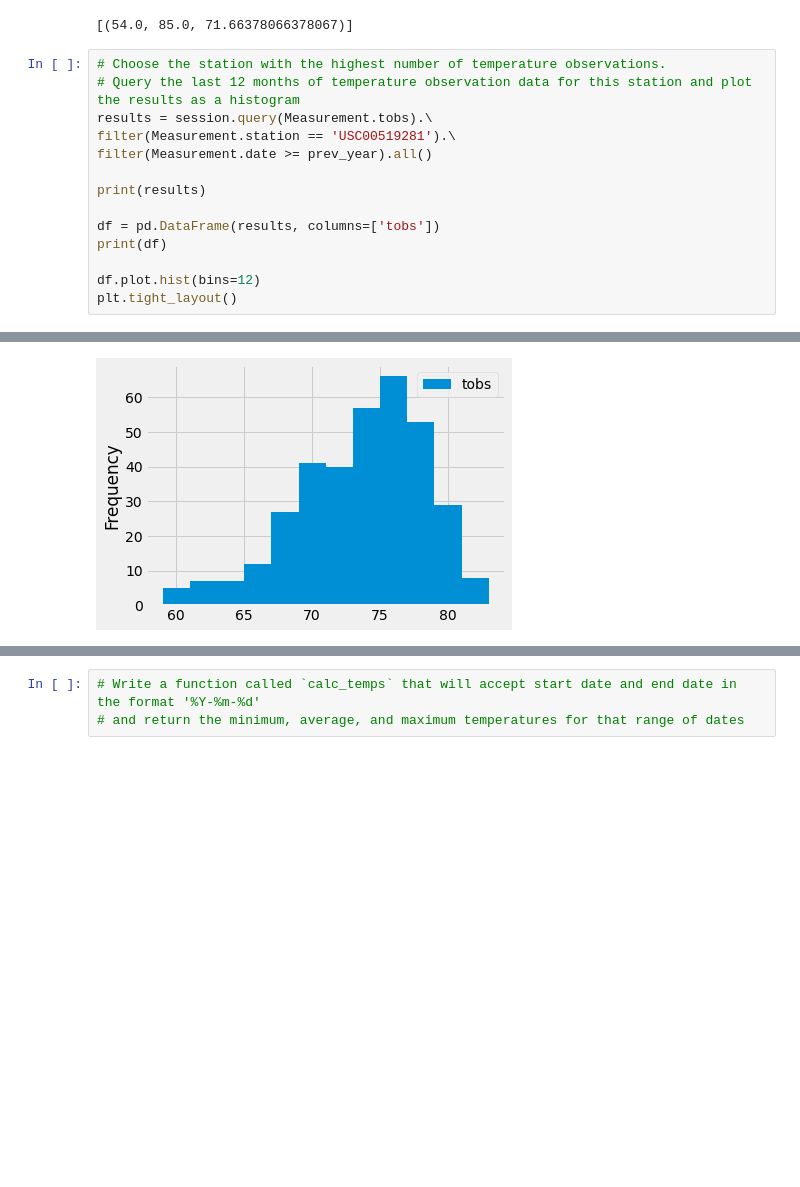
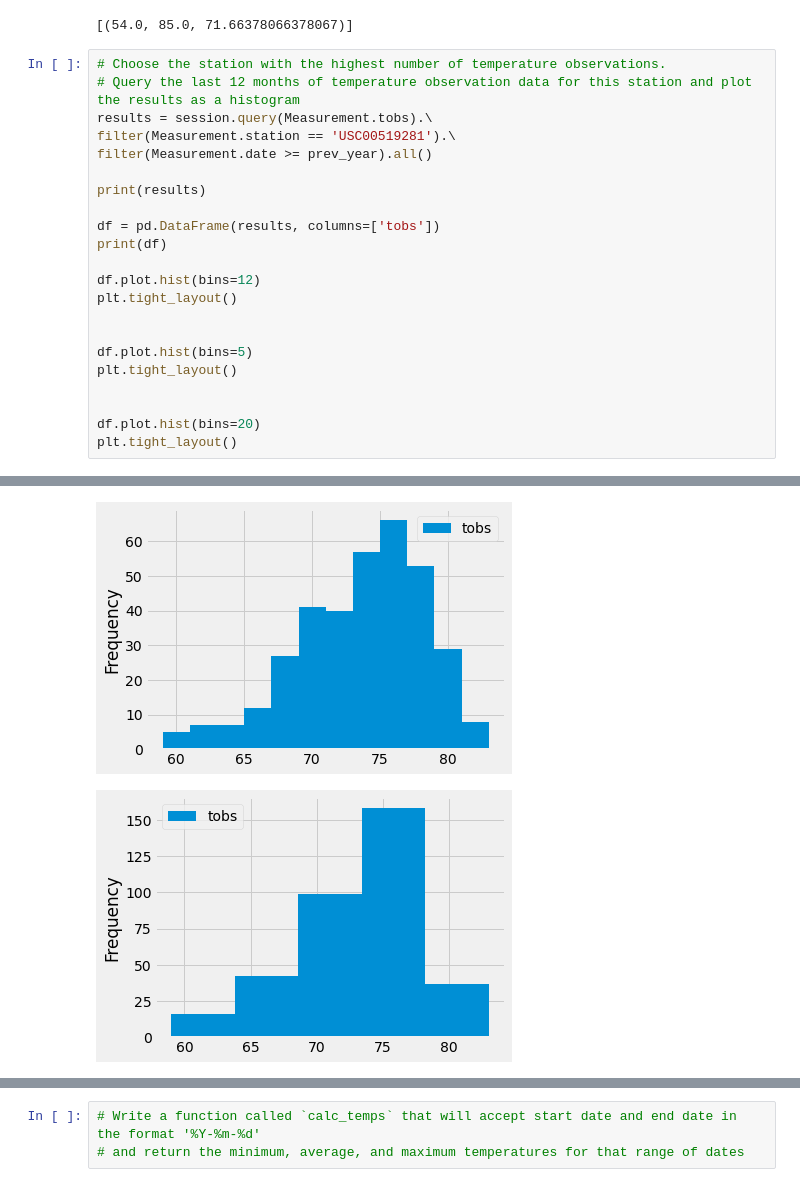
Before and after one commit to itzmita/surfs_up, a Jupyter notebook: climate_analysis.ipynb, the cells around one changed output, grey strips where cells are left out. Saved outputs shown, nothing was run; the diff lists cells and outputs as text; blank space fills up the shorter version.

```diff
--- a/climate_analysis.ipynb
+++ b/climate_analysis.ipynb
@@ -110,30 +110,39 @@ filter(Measurement.station == 'USC00519281').all()
 # Choose the station with the highest number of temperature observations.
 # Query the last 12 months of temperature observation data for this station and plot the results as a histogram
 results = session.query(Measurement.tobs).\
 filter(Measurement.station == 'USC00519281').\
 filter(Measurement.date >= prev_year).all()
 
 print(results)
 
 df = pd.DataFrame(results, columns=['tobs'])
 print(df)
 
 df.plot.hist(bins=12)
 plt.tight_layout()
+
+
+df.plot.hist(bins=5)
+plt.tight_layout()
+
+
+df.plot.hist(bins=20)
+plt.tight_layout()
 # %% [output]
 [(77.0,), (77.0,), (80.0,), (80.0,), (75.0,), (73.0,), (78.0,), (77.0,), (78.0,), (80.0,), (80.0,), (78.0,), (78.0,), (78.0,), (73.0,), (74.0,), (80.0,), (79.0,), (77.0,), (80.0,), (76.0,), (79.0,), ( ...
      tobs
 0    77.0
 1    77.0
 2    80.0
 3    80.0
 4    75.0
 ..    ...
 347  77.0
 348  77.0
 349  76.0
 350  76.0
 351  79.0
 
 [352 rows x 1 columns]
 [figure]
+[figure, added]
```
Also changed, not shown: parts of 1 cell of this notebook.
